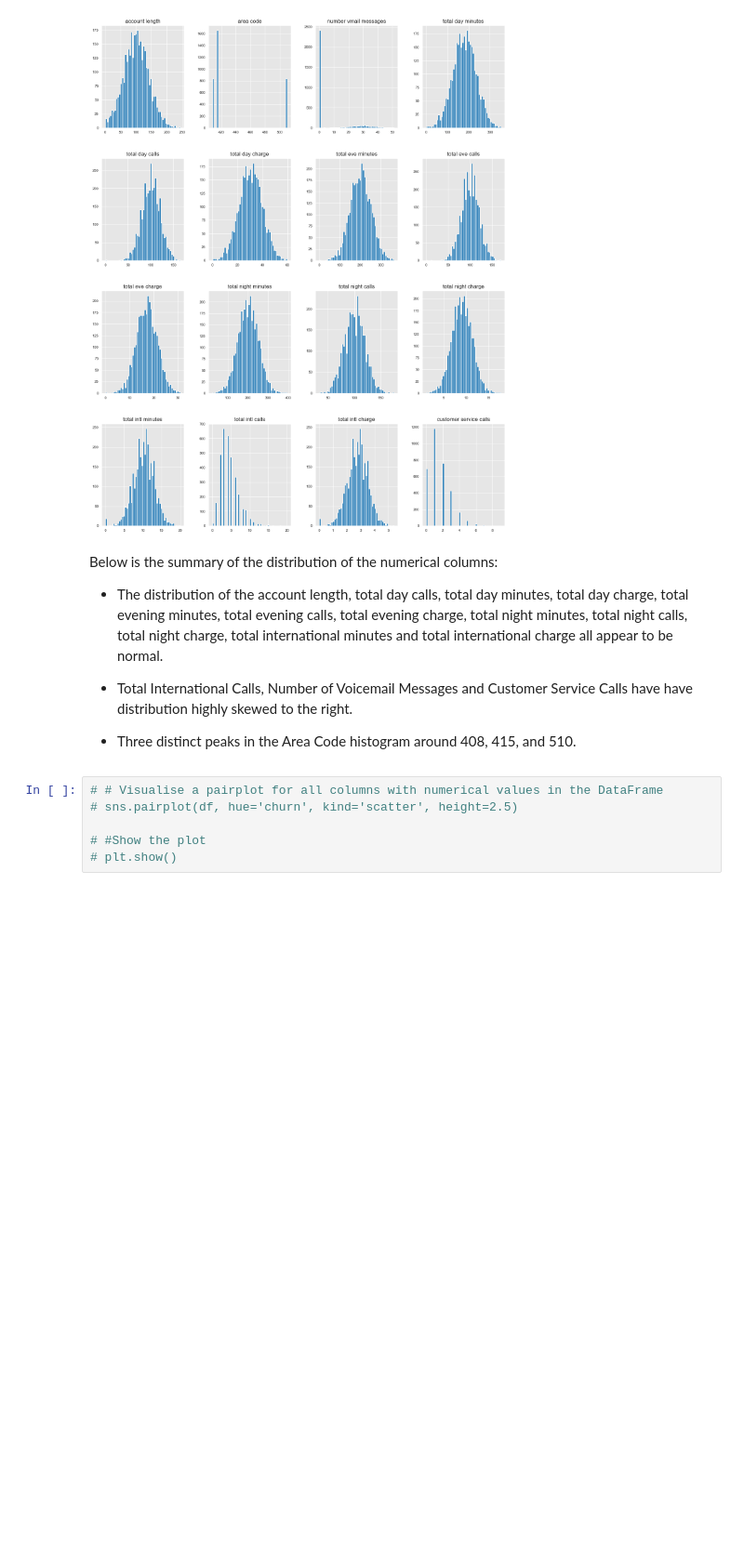
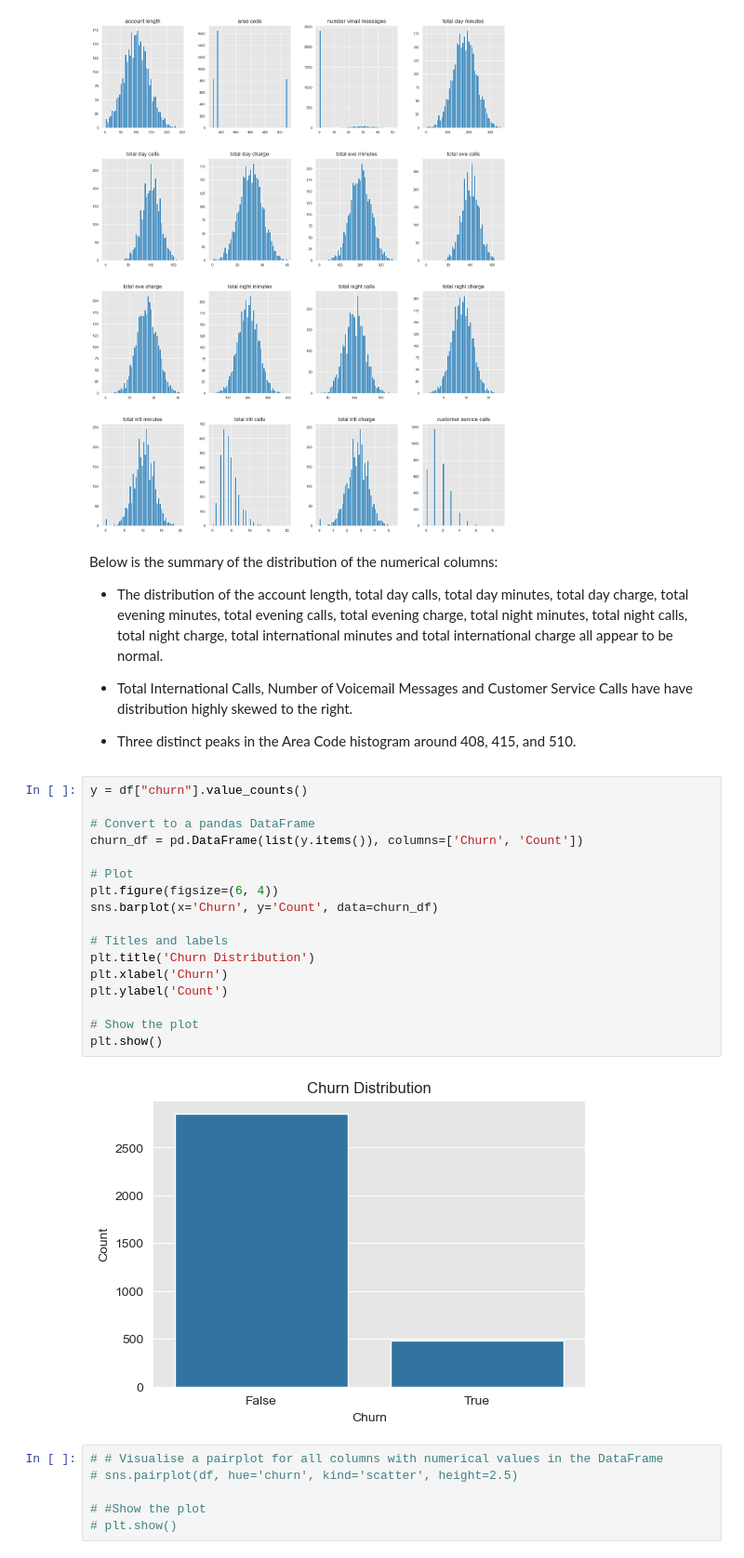
Before and after one commit to gkipkirui1/DSF-PT08P3_Gilbert_Cheruiyot_Phase_3_Project, a Jupyter notebook: Index.ipynb, the cells around one changed output. Shown at 93% size. Drawn from its saved outputs; the diff is of its cells as text; blank space fills up the shorter version.

```diff
--- a/Index.ipynb
+++ b/Index.ipynb
@@ -174,6 +174,25 @@ Below is the summary of the distribution of the numerical columns:
 - Total International Calls, Number of Voicemail Messages and Customer Service Calls have have distribution highly skewed to the right.
 
 - Three distinct peaks in the Area Code histogram around 408, 415, and 510.
+# %%
+y = df["churn"].value_counts()
+
+# Convert to a pandas DataFrame
+churn_df = pd.DataFrame(list(y.items()), columns=['Churn', 'Count'])
+
+# Plot
+plt.figure(figsize=(6, 4))
+sns.barplot(x='Churn', y='Count', data=churn_df)
+
+# Titles and labels
+plt.title('Churn Distribution')
+plt.xlabel('Churn')
+plt.ylabel('Count')
+
+# Show the plot
+plt.show()
+# %% [output]
+[figure, added]
 # %%
 # # Visualise a pairplot for all columns with numerical values in the DataFrame
 # sns.pairplot(df, hue='churn', kind='scatter', height=2.5)
```
Also changed, not shown: parts of 6 cells of this notebook.
